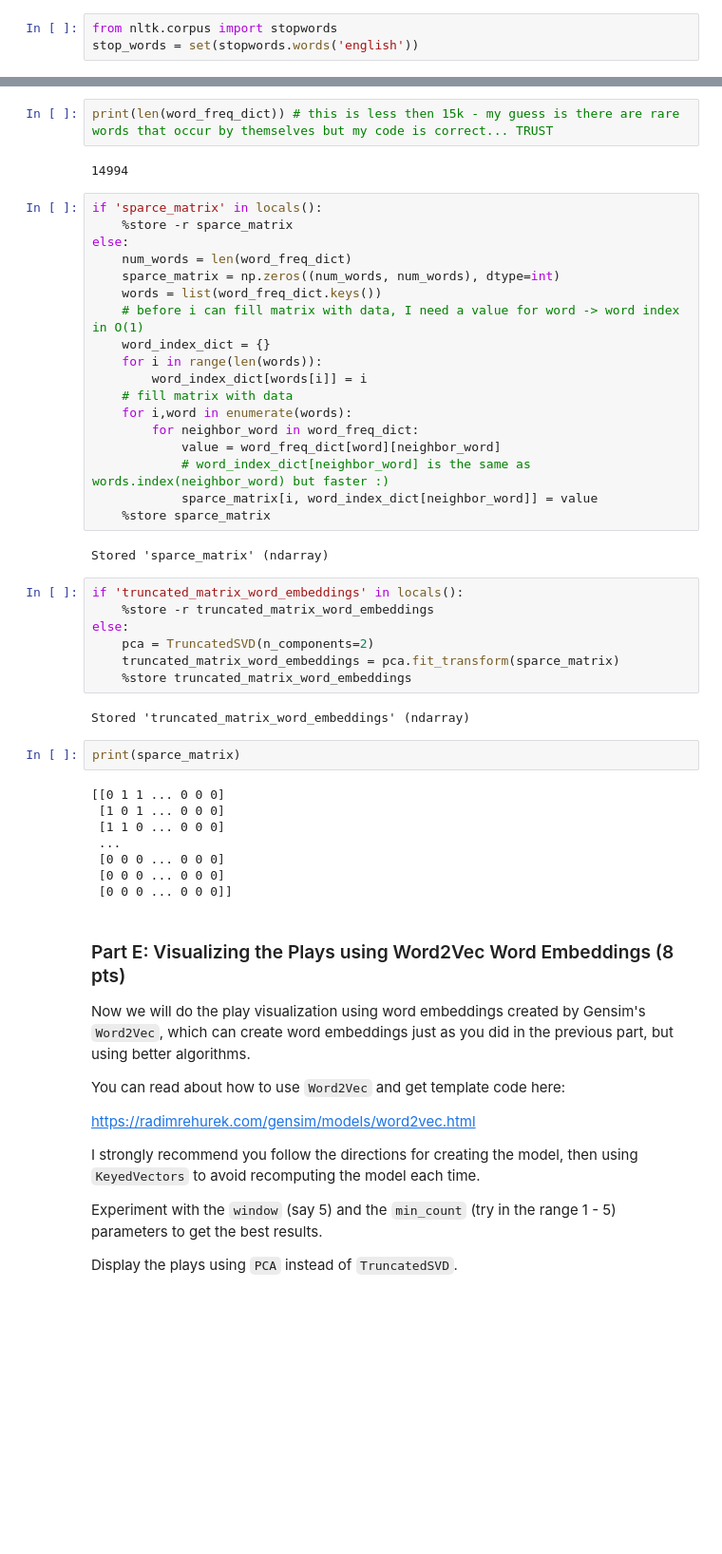
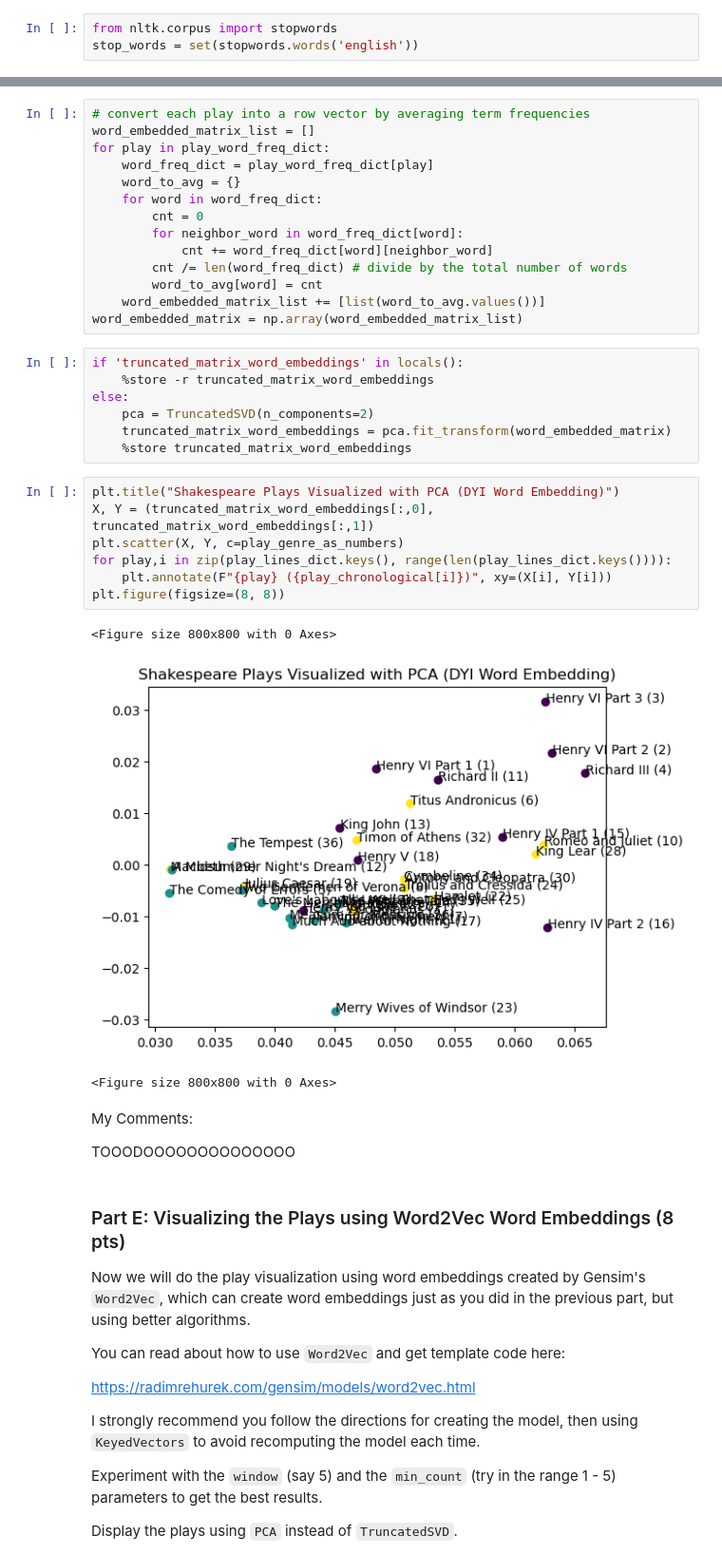
Before and after one commit to Aseeef/NLP-Classification-HW4, a Jupyter notebook: HW04.ipynb, the cells around one changed output, grey strips where cells are left out. Shown at 95% size. Cells and saved outputs as stored; diff of their text form; blank space fills up the shorter version.

```diff
--- a/HW04.ipynb
+++ b/HW04.ipynb
@@ -344,46 +344,39 @@ for line in play_lines_no_stopwords:
-# %%
-print(len(word_freq_dict)) # this is less then 15k - my guess is there are rare words that occur by themselves but my code is correct... TRUST
-# %% [output]
-14994
-# %%
-if 'sparce_matrix' in locals():
-    %store -r sparce_matrix
-else:
-    num_words = len(word_freq_dict)
-    sparce_matrix = np.zeros((num_words, num_words), dtype=int)
-    words = list(word_freq_dict.keys())
-    # before i can fill matrix with data, I need a value for word -> word index in O(1)
-    word_index_dict = {}
-    for i in range(len(words)):
-        word_index_dict[words[i]] = i
-    # fill matrix with data
-    for i,word in enumerate(words):
-        for neighbor_word in word_freq_dict:
-            value = word_freq_dict[word][neighbor_word]
-            # word_index_dict[neighbor_word] is the same as words.index(neighbor_word) but faster :)
-            sparce_matrix[i, word_index_dict[neighbor_word]] = value
-    %store sparce_matrix
-# %% [output]
-Stored 'sparce_matrix' (ndarray)
+# %%
+# convert each play into a row vector by averaging term frequencies
+word_embedded_matrix_list = []
+for play in play_word_freq_dict:
+    word_freq_dict = play_word_freq_dict[play]
+    word_to_avg = {}
+    for word in word_freq_dict:
+        cnt = 0
+        for neighbor_word in word_freq_dict[word]:
+            cnt += word_freq_dict[word][neighbor_word]
+        cnt /= len(word_freq_dict) # divide by the total number of words
+        word_to_avg[word] = cnt
+    word_embedded_matrix_list += [list(word_to_avg.values())]
+word_embedded_matrix = np.array(word_embedded_matrix_list)
 # %%
 if 'truncated_matrix_word_embeddings' in locals():
     %store -r truncated_matrix_word_embeddings
 else:
     pca = TruncatedSVD(n_components=2)
-    truncated_matrix_word_embeddings = pca.fit_transform(sparce_matrix)
+    truncated_matrix_word_embeddings = pca.fit_transform(word_embedded_matrix)
     %store truncated_matrix_word_embeddings
-# %% [output]
-Stored 'truncated_matrix_word_embeddings' (ndarray)
-# %%
-print(sparce_matrix)
-# %% [output]
-[[0 1 1 ... 0 0 0]
- [1 0 1 ... 0 0 0]
- [1 1 0 ... 0 0 0]
- ...
- [0 0 0 ... 0 0 0]
- [0 0 0 ... 0 0 0]
- [0 0 0 ... 0 0 0]]
+# %%
+plt.title("Shakespeare Plays Visualized with PCA (DYI Word Embedding)")
+X, Y = (truncated_matrix_word_embeddings[:,0], truncated_matrix_word_embeddings[:,1])
+plt.scatter(X, Y, c=play_genre_as_numbers)
+for play,i in zip(play_lines_dict.keys(), range(len(play_lines_dict.keys()))):
+    plt.annotate(F"{play} ({play_chronological[i]})", xy=(X[i], Y[i]))
+plt.figure(figsize=(8, 8))
+# %% [output]
+<Figure size 800x800 with 0 Axes>
+[figure, added]
+<Figure size 800x800 with 0 Axes>
+# %% [markdown]
+My Comments:
+
+TOOODOOOOOOOOOOOOOO
 # %% [markdown]
 ### Part E:  Visualizing the Plays using Word2Vec Word Embeddings (8 pts)
 
```
Also changed, not shown: parts of 9 cells of this notebook.
